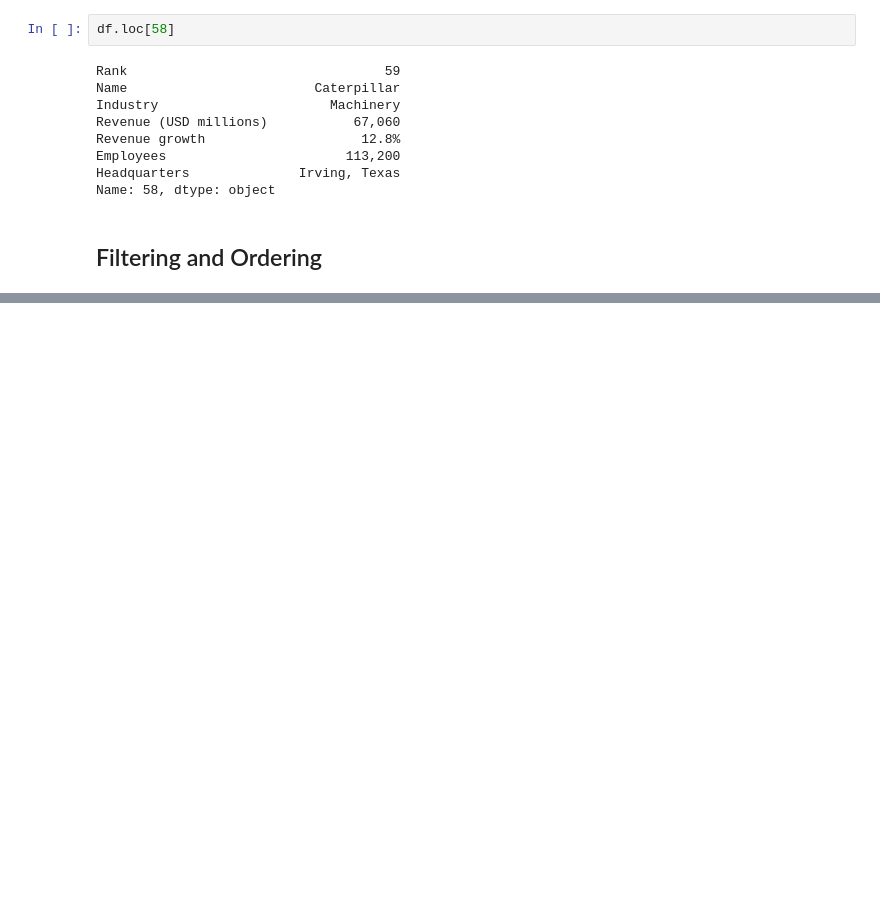
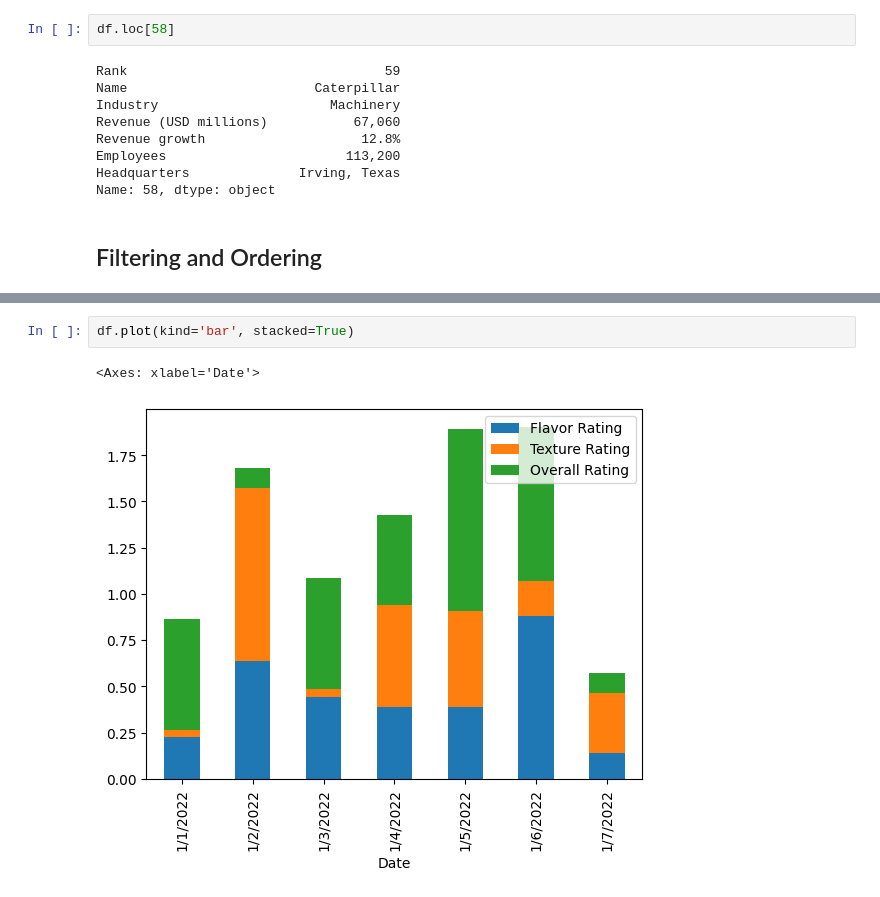
Before and after one commit to csanicola/important-reference-repo, a Jupyter notebook: Online_Courses/YouTube/data_analyst_bootcamp_python.ipynb, the cells around one changed output, grey strips where cells are left out. Saved outputs shown, nothing was run; the diff lists cells and outputs as text; blank space fills up the shorter version.

```diff
--- a/Online_Courses/YouTube/data_analyst_bootcamp_python.ipynb
+++ b/Online_Courses/YouTube/data_analyst_bootcamp_python.ipynb
@@ -1101,0 +1680,5 @@ df[df['Name'].isin(specific_companies)]
+# %%
+df.plot(kind='bar', stacked=True)
+# %% [output]
+<Axes: xlabel='Date'>
+[figure, added]
```
Also changed, not shown: parts of 75 cells of this notebook, 11 other files.
